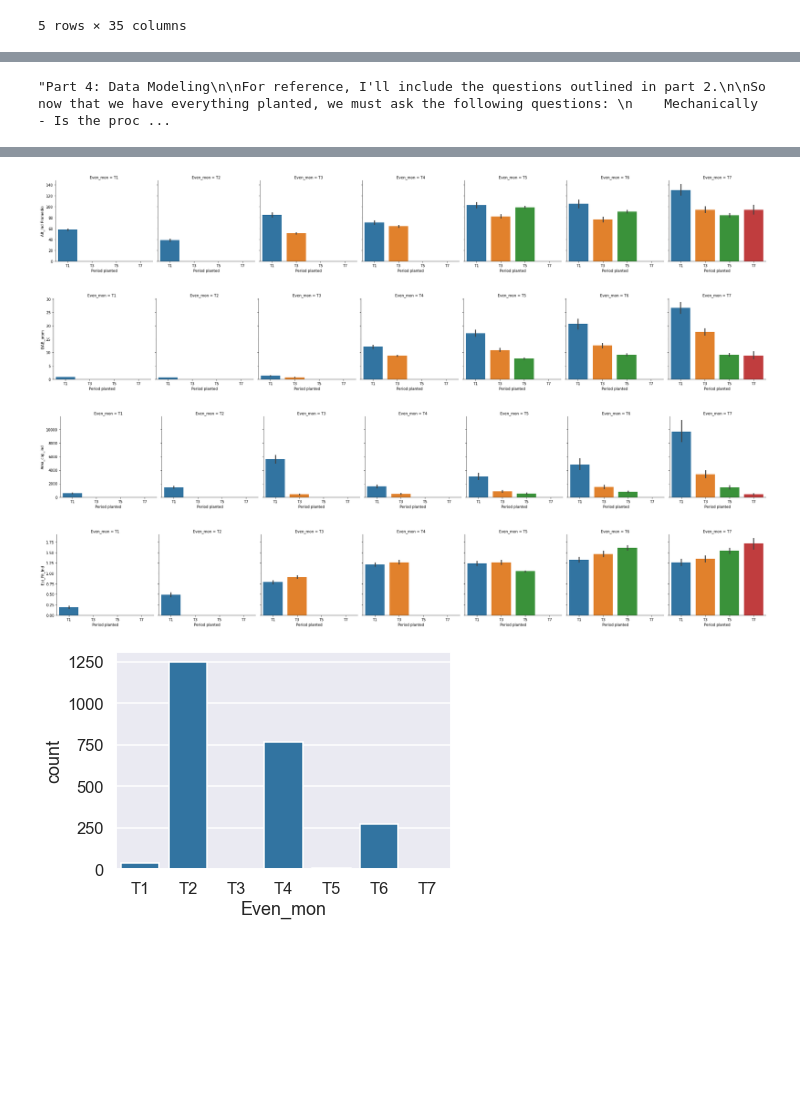
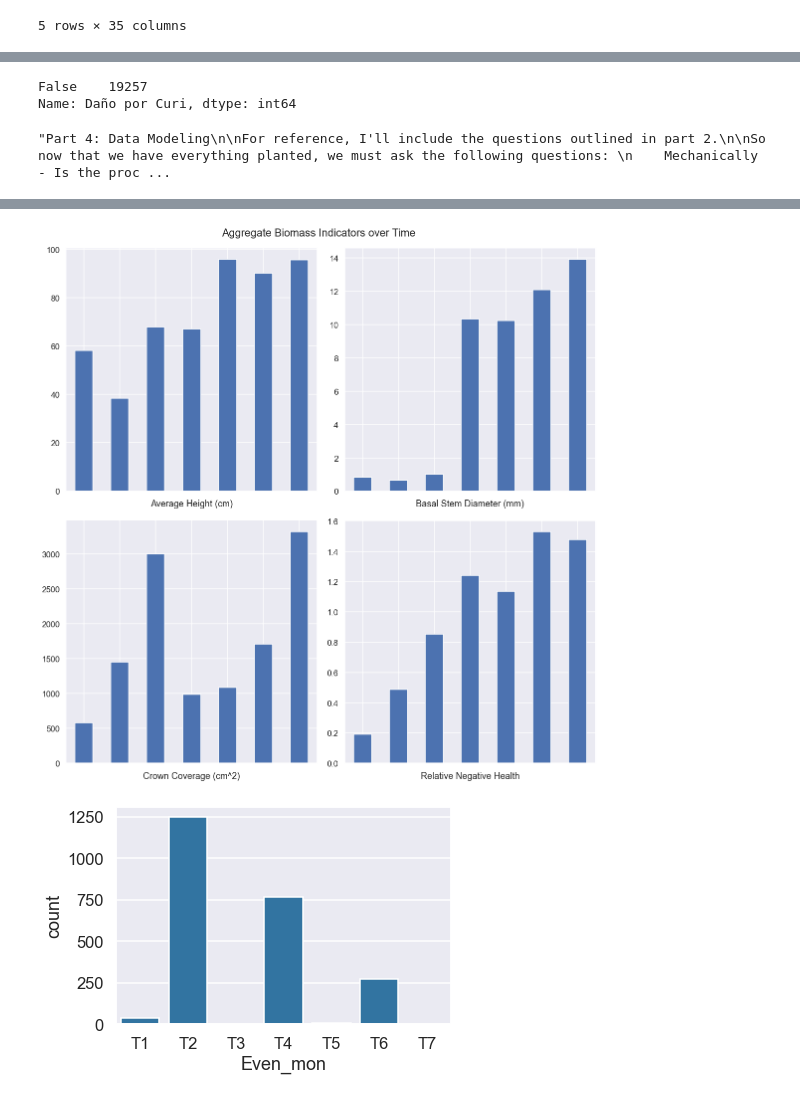
Before and after one commit to Slid61/Plant-Restoration-Data, a Jupyter notebook: Udacity Final Data Submission.ipynb, the cells around one changed output, grey strips where cells are left out. Cells and saved outputs as stored; diff of their text form; code cells hidden in the pictures; blank space fills up the shorter version.

```diff
--- a/Udacity Final Data Submission.ipynb
+++ b/Udacity Final Data Submission.ipynb
@@ -613,0 +607,5 @@ figures = 'Figures/' #The filepath for saving any future images.
+# %%
+reserve['Daño por Curi'].value_counts()
+# %% [output]
+False    19257
+Name: Daño por Curi, dtype: int64
@@ -659,27 +659,39 @@ reserve.groupby(by = ['Even_mon', 'Period planted']).mean()
 # %%
 '''
 The dataset actually has a lot of related data. all the columns with 'promedio' or 'prom'
 are averages of the columns they refer to. 'Area_cop_ind' is the product of the 'Diam' columns
 I previously modeled correlations for all the columns, and while a bit noisy, the correlations
 support simplifying the dataset into 4 main numerical columns:
 Alt_Ind Promedio: The averaged height from the 3 height columns
 DAB_prom: The averaged basal stem diameter
 Area_cop_ind: The area of the two Diam columns, obtained with the folliwing formula:
 Area = Diam A * Diam B / 2
 Est_Fit_Ind: The presence of negative visual health indicators from 0-4. Lower is better.
 '''
-
+biomass_values = {'Alt_Ind Promedio': 'Average Height (cm)',
+                  'DAB_prom': 'Basal Stem Diameter (mm)',
+                  'Area_cop_ind': 'Crown Coverage (cm^2)',
+                  'Est_Fit_Ind': 'Relative Negative Health'}
 variables = ['Alt_Ind Promedio', 'DAB_prom', 'Area_cop_ind', 'Est_Fit_Ind']
+biomass = reserve.groupby('Even_mon')[variables].mean()
+fig, ax = plt.subplots(2, 2, figsize=(16,16))
+row = 0
+col = 0
+rep = 0
 for var in variables:
-    g = sns.FacetGrid(reserve, col='Even_mon', hue='Period planted', height=4)
-    g.map(sns.barplot, "Period planted", var, order=['T1', 'T3', 'T5', 'T7'])
-
-# This shows that for the most part, the plants have grown over time.
-# Between T5 and T6, there was a reduction in height in the younger T3 and T5 plants
-# and an increase in negative plant health effects across the board.
-# T5 plants were planted tall and skinny, which may have negative effects.
+    data = biomass[var]
+    data.plot.bar(ax=ax[row, col])
+    ax[row, col].set_xlabel(biomass_values[var])
+    ax[row, col].set_xticklabels([])
+    if rep == 1:
+        col = 0
+        row += 1
+    else:
+        col += 1
+    rep += 1
+fig.suptitle('Aggregate Biomass Indicators over Time')
+fig.tight_layout()
+#fig.savefig(figures+'Fig01 Aggregate Biomass Indicators over Time', dpi=1200)
+#Generally speaking, the plants are successfully growing over time, but health is deteriorating.
 # %% [output]
-[figure, old version]
+[figure, new version]
-[figure, removed]
-[figure, removed]
-[figure, removed]
```
Also changed, not shown: parts of 56 cells of this notebook, 4 other files.
